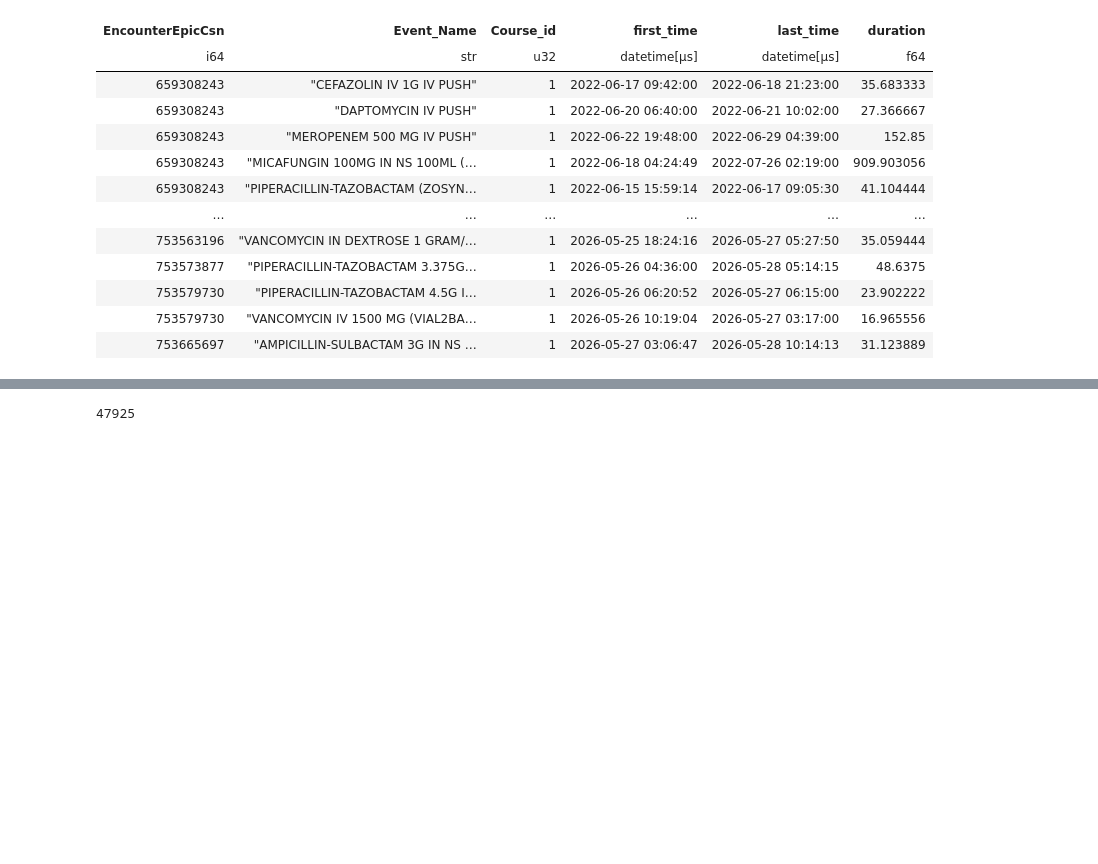
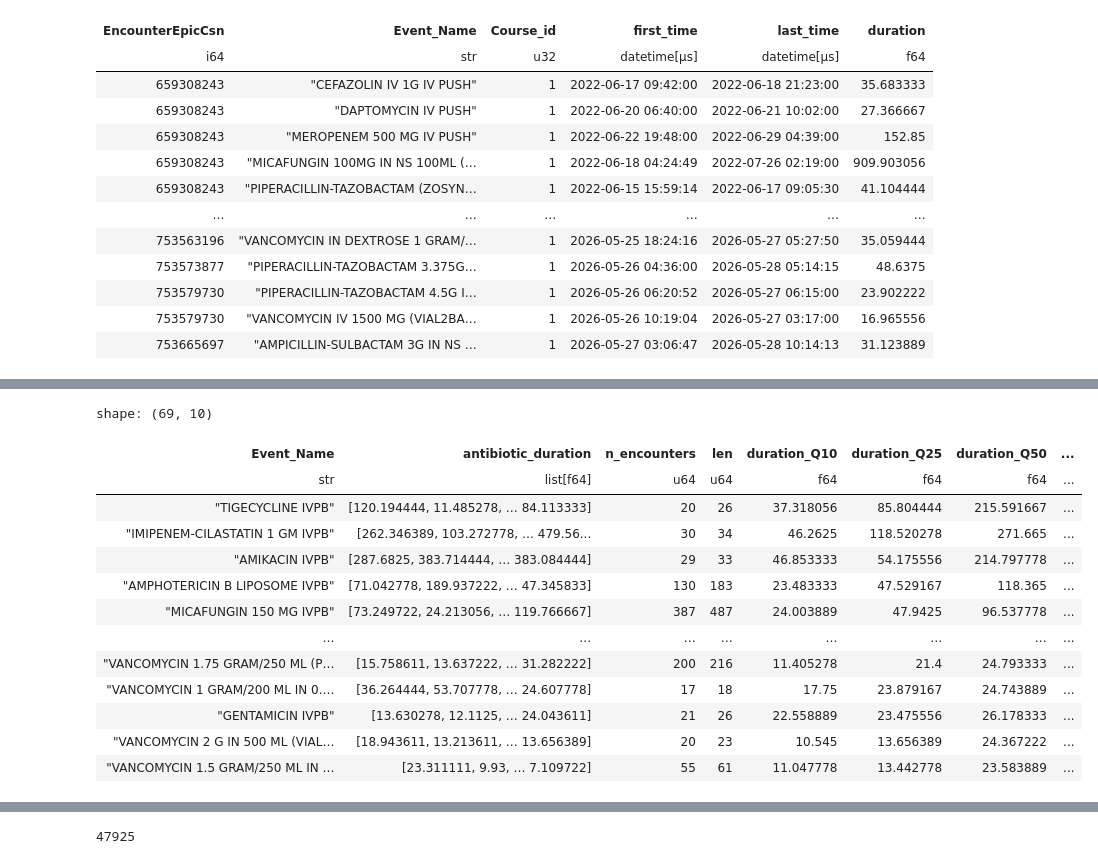
Before and after one commit to UTSW-CIC/Sepsis-Analysis, a Jupyter notebook: notebooks/18_eda_datasetv3.ipynb, the cells around one changed output, grey strips where cells are left out. Drawn from its saved outputs; the diff is of its cells as text; code cells hidden in the pictures; blank space fills up the shorter version.

```diff
--- a/notebooks/18_eda_datasetv3.ipynb
+++ b/notebooks/18_eda_datasetv3.ipynb
@@ -592,0 +687,27 @@ df_antibiotics_durations = df_antibiotics_first.join_asof(
+# %%
+df_antibiotics_durations.group_by("Event_Name").agg(
+    pl.col("antibiotic_duration"),
+	pl.col("EncounterEpicCsn").n_unique().alias("n_encounters"),
+	pl.len().alias("len"),
+    pl.col("antibiotic_duration").quantile(0.1).alias("duration_Q10"),
+    pl.col("antibiotic_duration").quantile(0.25).alias("duration_Q25"),
+    pl.col("antibiotic_duration").quantile(0.5).alias("duration_Q50"),
+    pl.col("antibiotic_duration").mean().alias("duration_mean"),
+    pl.col("antibiotic_duration").quantile(0.75).alias("duration_Q75"),
+    pl.col("antibiotic_duration").quantile(0.9).alias("duration_Q90"),
+).filter(pl.col("n_encounters")>=16).sort(by='duration_mean', descending=True)
+# %% [output]
+shape: (69, 10)
+| Event_Name | antibiotic_duration | n_encounters | len | duration_Q10 | duration_Q25 | duration_Q50 | ... |
+| str | list[f64] | u64 | u64 | f64 | f64 | f64 | ... |
+| "TIGECYCLINE IVPB" | [120.194444, 11.485278, … 84.113333] | 20 | 26 | 37.318056 | 85.804444 | 215.591667 | ... |
+| "IMIPENEM-CILASTATIN 1 GM IVPB" | [262.346389, 103.272778, … 479.56... | 30 | 34 | 46.2625 | 118.520278 | 271.665 | ... |
+| "AMIKACIN IVPB" | [287.6825, 383.714444, … 383.084444] | 29 | 33 | 46.853333 | 54.175556 | 214.797778 | ... |
+| "AMPHOTERICIN B LIPOSOME IVPB" | [71.042778, 189.937222, … 47.345833] | 130 | 183 | 23.483333 | 47.529167 | 118.365 | ... |
+| "MICAFUNGIN 150 MG IVPB" | [73.249722, 24.213056, … 119.766667] | 387 | 487 | 24.003889 | 47.9425 | 96.537778 | ... |
+| … | … | … | … | … | … | … | ... |
+| "VANCOMYCIN 1.75 GRAM/250 ML (P… | [15.758611, 13.637222, … 31.282222] | 200 | 216 | 11.405278 | 21.4 | 24.793333 | ... |
+| "VANCOMYCIN 1 GRAM/200 ML IN 0.… | [36.264444, 53.707778, … 24.607778] | 17 | 18 | 17.75 | 23.879167 | 24.743889 | ... |
+| "GENTAMICIN IVPB" | [13.630278, 12.1125, … 24.043611] | 21 | 26 | 22.558889 | 23.475556 | 26.178333 | ... |
+| "VANCOMYCIN 2 G IN 500 ML (VIAL… | [18.943611, 13.213611, … 13.656389] | 20 | 23 | 10.545 | 13.656389 | 24.367222 | ... |
+| "VANCOMYCIN 1.5 GRAM/250 ML IN … | [23.311111, 9.93, … 7.109722] | 55 | 61 | 11.047778 | 13.442778 | 23.583889 | ... |
```
Also changed, not shown: parts of 25 cells of this notebook, 54 other files.
